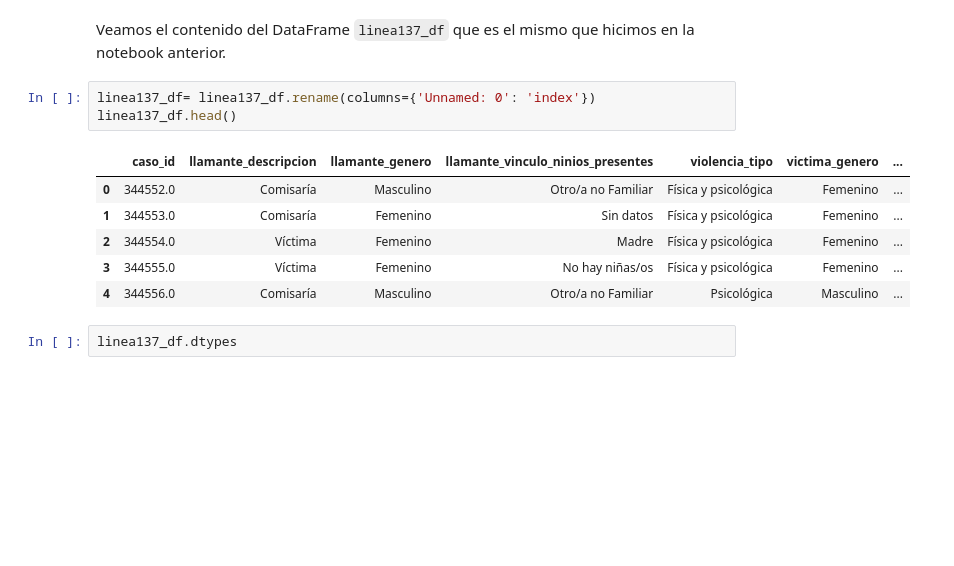
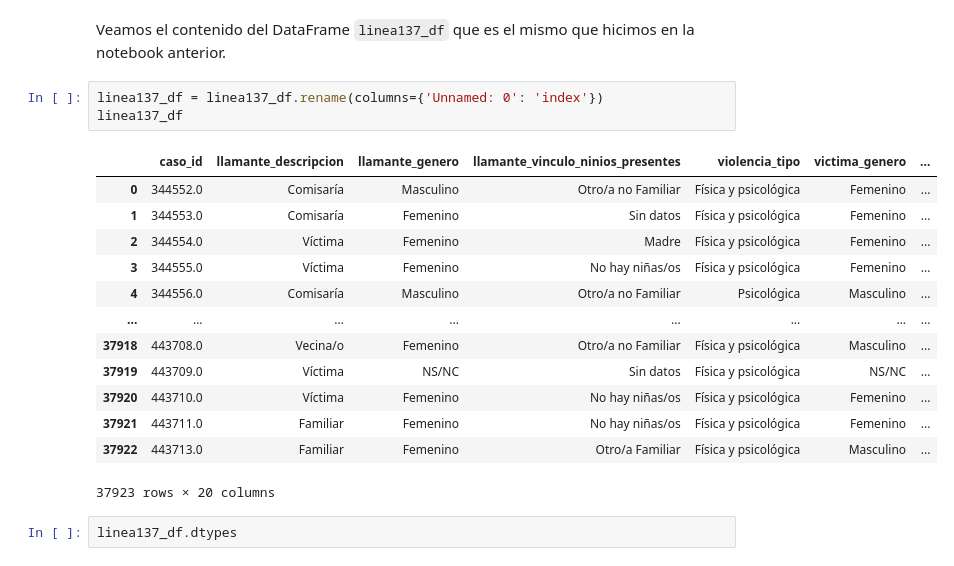
Before and after one commit to eleanarinaudo/Linea-137-Diplo2022, a Jupyter notebook: Analisis Supervisado/AS_Linea137.ipynb, the cells around one changed output. Drawn from its saved outputs; the diff is of its cells as text; blank space fills up the shorter version.

```diff
--- a/Analisis Supervisado/AS_Linea137.ipynb
+++ b/Analisis Supervisado/AS_Linea137.ipynb
@@ -122,15 +126,22 @@ Creamos el DataFrame que lo asignamos con la variable `linea137_df` y, además,
 # %% [markdown]
 Veamos el contenido del DataFrame `linea137_df` que es el mismo que hicimos en la notebook anterior.
 # %%
-linea137_df= linea137_df.rename(columns={'Unnamed: 0': 'index'})
-linea137_df.head()
+linea137_df = linea137_df.rename(columns={'Unnamed: 0': 'index'})
+linea137_df
 # %% [output]
 |  | caso_id | llamante_descripcion | llamante_genero | llamante_vinculo_ninios_presentes | violencia_tipo | victima_genero | ... |
 | 0 | 344552.0 | Comisaría | Masculino | Otro/a no Familiar | Física y psicológica | Femenino | ... |
 | 1 | 344553.0 | Comisaría | Femenino | Sin datos | Física y psicológica | Femenino | ... |
 | 2 | 344554.0 | Víctima | Femenino | Madre | Física y psicológica | Femenino | ... |
 | 3 | 344555.0 | Víctima | Femenino | No hay niñas/os | Física y psicológica | Femenino | ... |
 | 4 | 344556.0 | Comisaría | Masculino | Otro/a no Familiar | Psicológica | Masculino | ... |
+| ... | ... | ... | ... | ... | ... | ... | ... |
+| 37918 | 443708.0 | Vecina/o | Femenino | Otro/a no Familiar | Física y psicológica | Masculino | ... |
+| 37919 | 443709.0 | Víctima | NS/NC | Sin datos | Física y psicológica | NS/NC | ... |
+| 37920 | 443710.0 | Víctima | Femenino | No hay niñas/os | Física y psicológica | Femenino | ... |
+| 37921 | 443711.0 | Familiar | Femenino | No hay niñas/os | Física y psicológica | Femenino | ... |
+| 37922 | 443713.0 | Familiar | Femenino | Otro/a Familiar | Física y psicológica | Masculino | ... |
+37923 rows × 20 columns
 # %%
 linea137_df.dtypes
 # %% [output]
```
Also changed, not shown: parts of 151 cells of this notebook, 1 other file.
